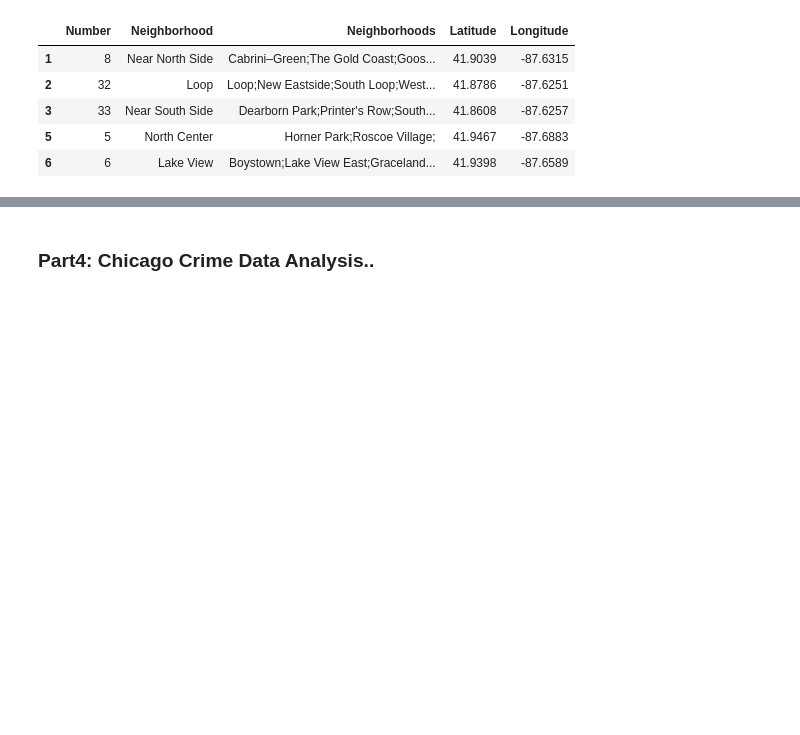
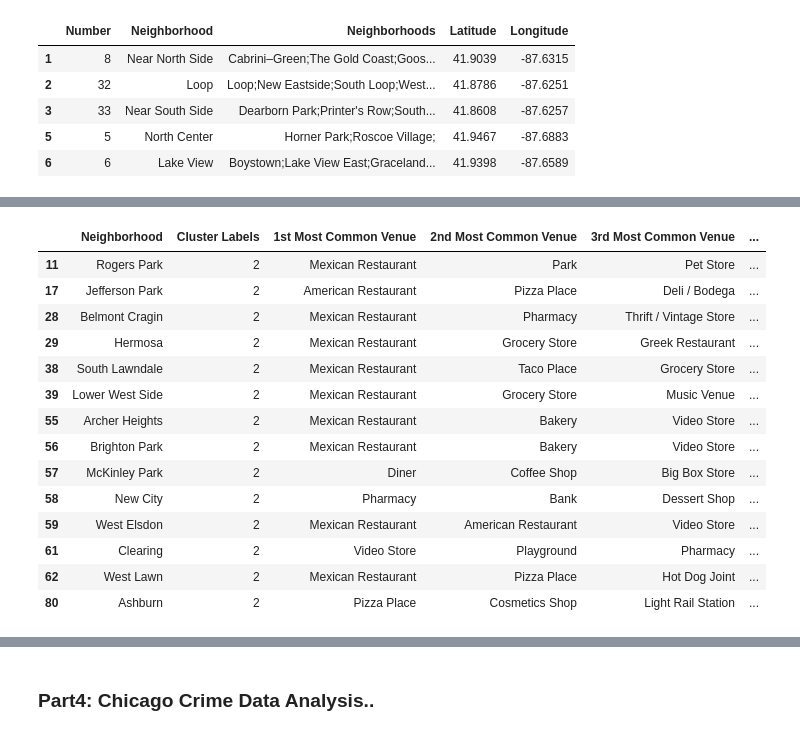
Before and after one commit to Kailas684/Coursera_Capstone_Project, a Jupyter notebook: Chicago_Overview_Data_Soln copy 1.ipynb, the cells around one changed output, grey strips where cells are left out. Saved outputs shown, nothing was run; the diff lists cells and outputs as text; code cells hidden in the pictures; blank space fills up the shorter version.

```diff
--- a/Chicago_Overview_Data_Soln copy 1.ipynb
+++ b/Chicago_Overview_Data_Soln copy 1.ipynb
@@ -628,0 +713,18 @@ chicago_cluster.head() # check the last columns!
+# %%
+chicago_cluster.loc[chicago_cluster['Cluster Labels'] == 2, chicago_cluster.columns[[1] + list(range(5, chicago_cluster.shape[1]))]]
+# %% [output]
+|  | Neighborhood | Cluster Labels | 1st Most Common Venue | 2nd Most Common Venue | 3rd Most Common Venue | ... |
+| 11 | Rogers Park | 2 | Mexican Restaurant | Park | Pet Store | ... |
+| 17 | Jefferson Park | 2 | American Restaurant | Pizza Place | Deli / Bodega | ... |
+| 28 | Belmont Cragin | 2 | Mexican Restaurant | Pharmacy | Thrift / Vintage Store | ... |
+| 29 | Hermosa | 2 | Mexican Restaurant | Grocery Store | Greek Restaurant | ... |
+| 38 | South Lawndale | 2 | Mexican Restaurant | Taco Place | Grocery Store | ... |
+| 39 | Lower West Side | 2 | Mexican Restaurant | Grocery Store | Music Venue | ... |
+| 55 | Archer Heights | 2 | Mexican Restaurant | Bakery | Video Store | ... |
+| 56 | Brighton Park | 2 | Mexican Restaurant | Bakery | Video Store | ... |
+| 57 | McKinley Park | 2 | Diner | Coffee Shop | Big Box Store | ... |
+| 58 | New City | 2 | Pharmacy | Bank | Dessert Shop | ... |
+| 59 | West Elsdon | 2 | Mexican Restaurant | American Restaurant | Video Store | ... |
+| 61 | Clearing | 2 | Video Store | Playground | Pharmacy | ... |
+| 62 | West Lawn | 2 | Mexican Restaurant | Pizza Place | Hot Dog Joint | ... |
+| 80 | Ashburn | 2 | Pizza Place | Cosmetics Shop | Light Rail Station | ... |
```
Also changed, not shown: parts of 27 cells of this notebook.
